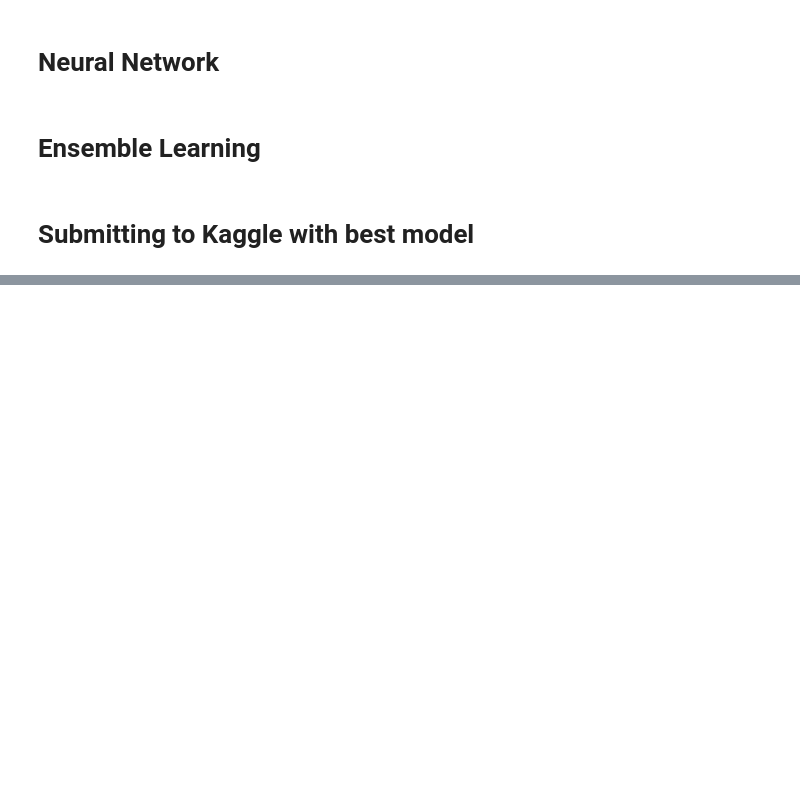
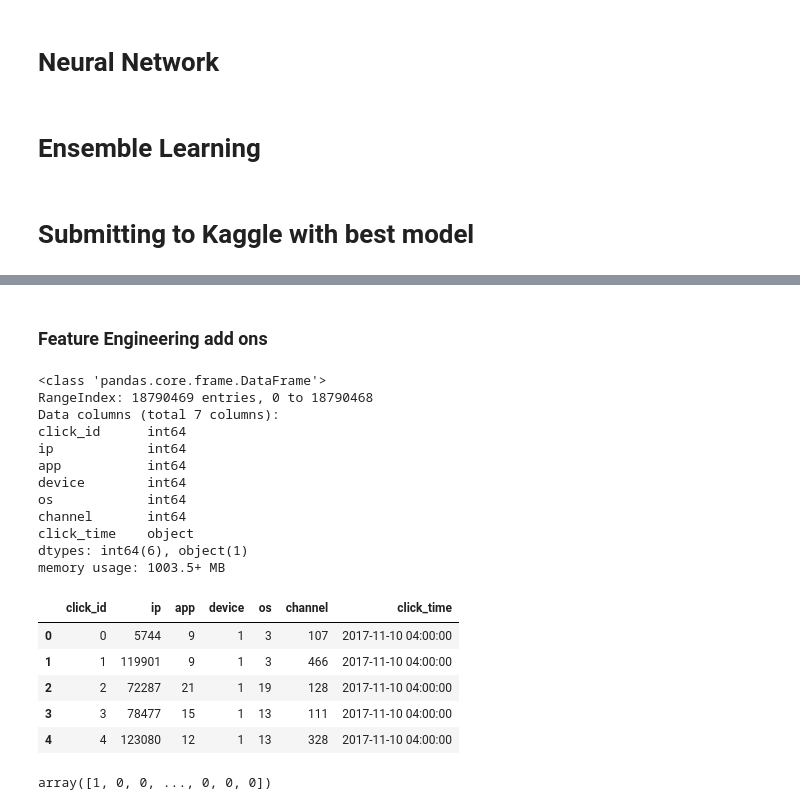
Before and after one commit to catherinelee274/fraud_detection, a Jupyter notebook: main.ipynb, the cells around one changed output, grey strips where cells are left out. Saved outputs shown, nothing was run; the diff lists cells and outputs as text; code cells hidden in the pictures; blank space fills up the shorter version.

```diff
--- a/main.ipynb
+++ b/main.ipynb
@@ -503,5 +511,12 @@ plt.show()
+# %%
+test_file_path = "data/test.csv"# test file path
+feature_engineer = False      # do feature engineering as test file
+
+save_test_file = False          # save test file to disk, useful to save feature engineering work
+save_path = "data/test_ct.csv"  # path for saved test file
 # %%
 import pandas as pd
-true_test = pd.read_csv("data/test.csv")
+
+true_test = pd.read_csv(test_file_path)
 
 #also remember to pickle model for kyle
@@ -513,0 +523,2 @@ true_test_predictions = model.predict(true_test_X)
+# %% [markdown]
+### Feature Engineering add ons
@@ -513,0 +533,22 @@ true_test_predictions = model.predict(true_test_X)
+# %%
+true_test.info()
+true_test.head()
+# %% [output]
+<class 'pandas.core.frame.DataFrame'>
+RangeIndex: 18790469 entries, 0 to 18790468
+Data columns (total 7 columns):
+click_id      int64
+ip            int64
+app           int64
+device        int64
+os            int64
+channel       int64
+click_time    object
+dtypes: int64(6), object(1)
+memory usage: 1003.5+ MB
+|  | click_id | ip | app | device | os | channel | click_time |
+| 0 | 0 | 5744 | 9 | 1 | 3 | 107 | 2017-11-10 04:00:00 |
+| 1 | 1 | 119901 | 9 | 1 | 3 | 466 | 2017-11-10 04:00:00 |
+| 2 | 2 | 72287 | 21 | 1 | 19 | 128 | 2017-11-10 04:00:00 |
+| 3 | 3 | 78477 | 15 | 1 | 13 | 111 | 2017-11-10 04:00:00 |
+| 4 | 4 | 123080 | 12 | 1 | 13 | 328 | 2017-11-10 04:00:00 |
@@ -514,3 +562,7 @@ true_test_predictions = model.predict(true_test_X)
+# %%
+true_test_predictions
+# %% [output]
+array([1, 0, 0, ..., 0, 0, 0])
 # %%
 submission = pd.DataFrame({
         "click_id,is_attributed": true_test_predictions
```
Also changed, not shown: parts of 14 cells of this notebook.
